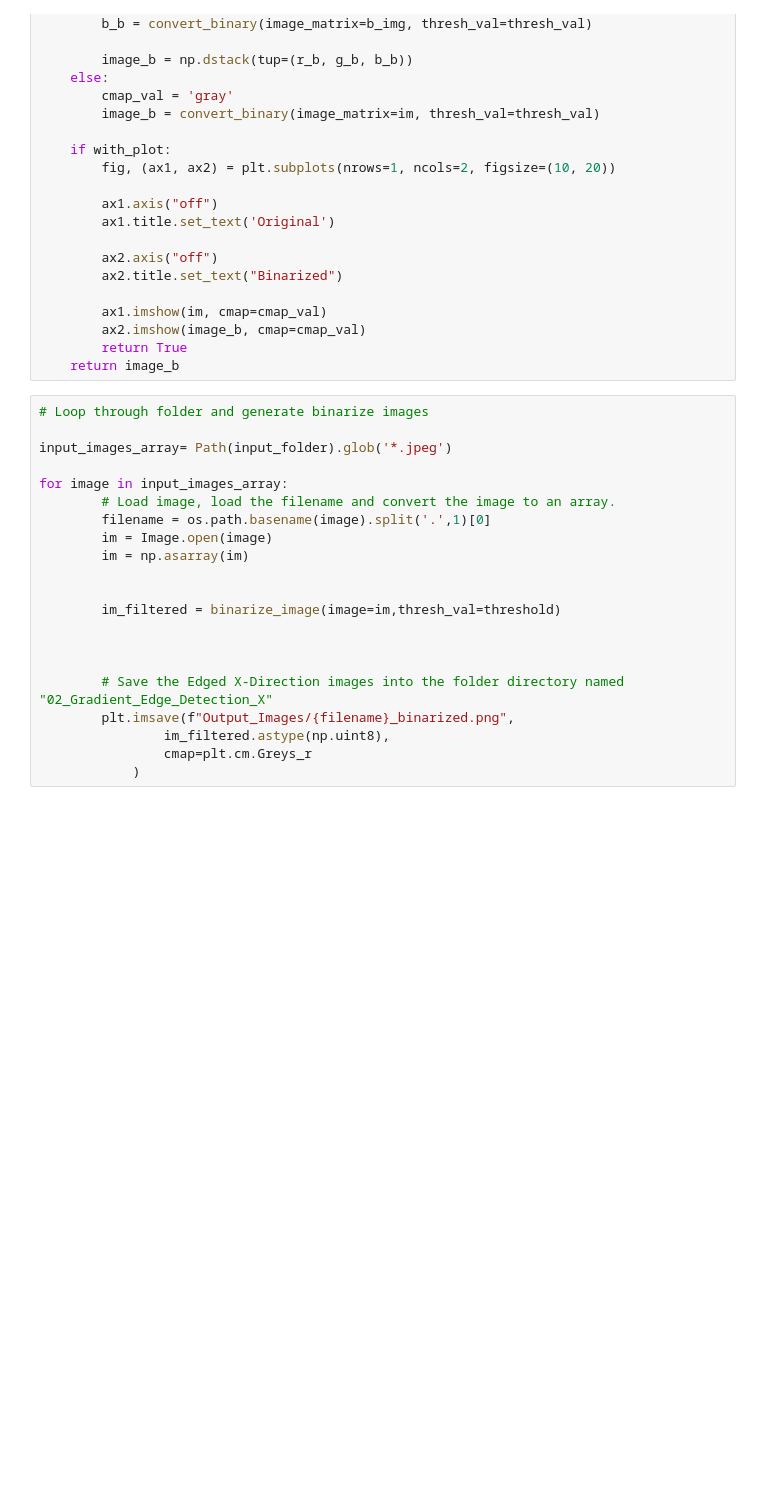
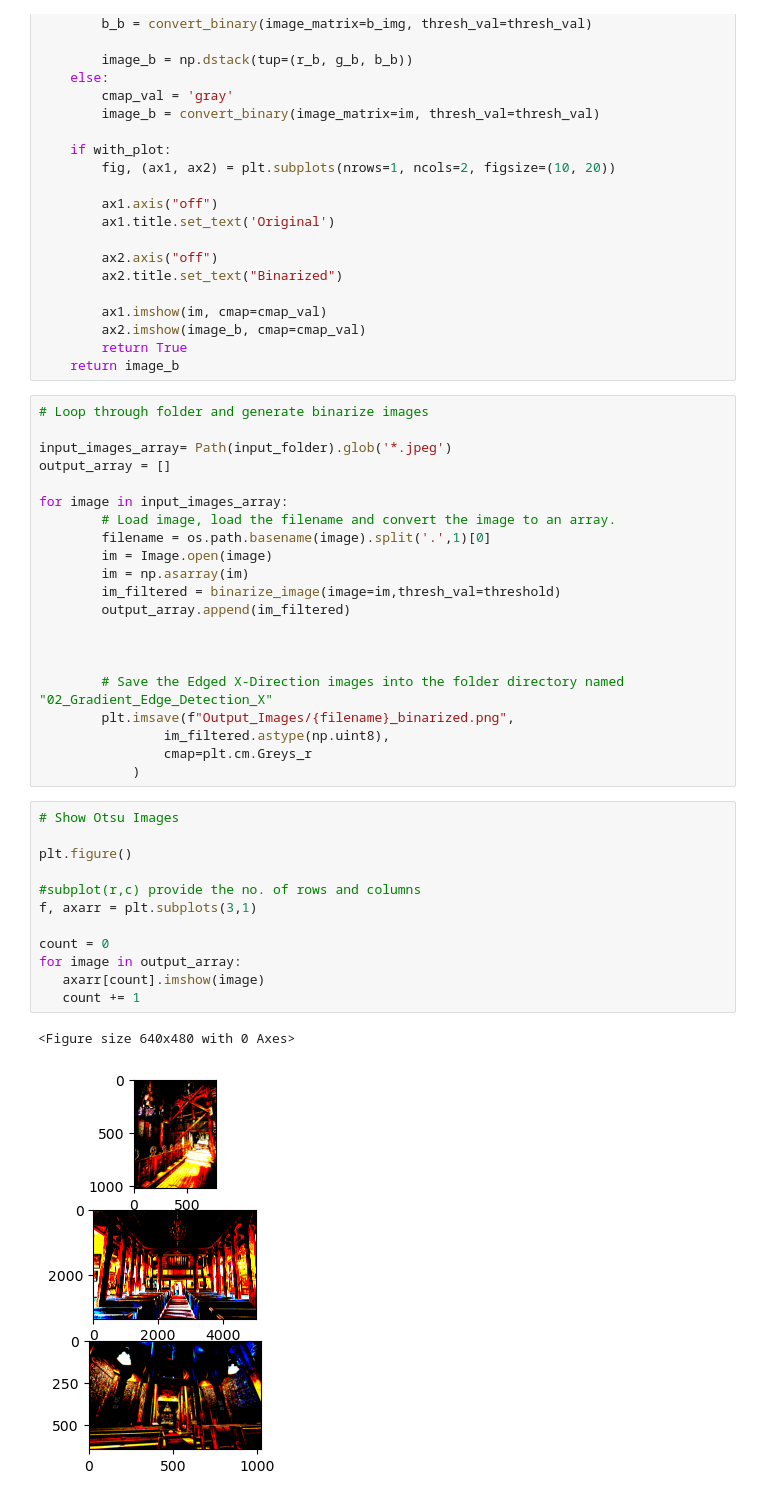
Before and after one commit to lamcnguyen89/CAP5415_Assignments, a Jupyter notebook: Assignment_05/01_Thresholding_Binarization.ipynb, the cells around one changed output. Cells and saved outputs as stored; diff of their text form; blank space fills up the shorter version.

Commit message:
Plotted Images

```diff
--- a/Assignment_05/01_Thresholding_Binarization.ipynb
+++ b/Assignment_05/01_Thresholding_Binarization.ipynb
@@ -70,15 +92,15 @@ def binarize_image(image, thresh_val=127, with_plot=False, gray_scale=False):
 # Loop through folder and generate binarize images
 
 input_images_array= Path(input_folder).glob('*.jpeg')
+output_array = []
 
 for image in input_images_array:
         # Load image, load the filename and convert the image to an array.
         filename = os.path.basename(image).split('.',1)[0]
         im = Image.open(image)
         im = np.asarray(im)
-
-
         im_filtered = binarize_image(image=im,thresh_val=threshold)
+        output_array.append(im_filtered)
 
 
 
@@ -87,3 +109,18 @@ for image in input_images_array:
                 im_filtered.astype(np.uint8),
                 cmap=plt.cm.Greys_r
             )
+# %%
+# Show Otsu Images
+
+plt.figure()
+
+#subplot(r,c) provide the no. of rows and columns
+f, axarr = plt.subplots(3,1)
+
+count = 0
+for image in output_array:
+   axarr[count].imshow(image)
+   count += 1
+# %% [output]
+<Figure size 640x480 with 0 Axes>
+[figure, added]
```
Also changed, not shown: parts of 3 cells of this notebook, 7 other files.
